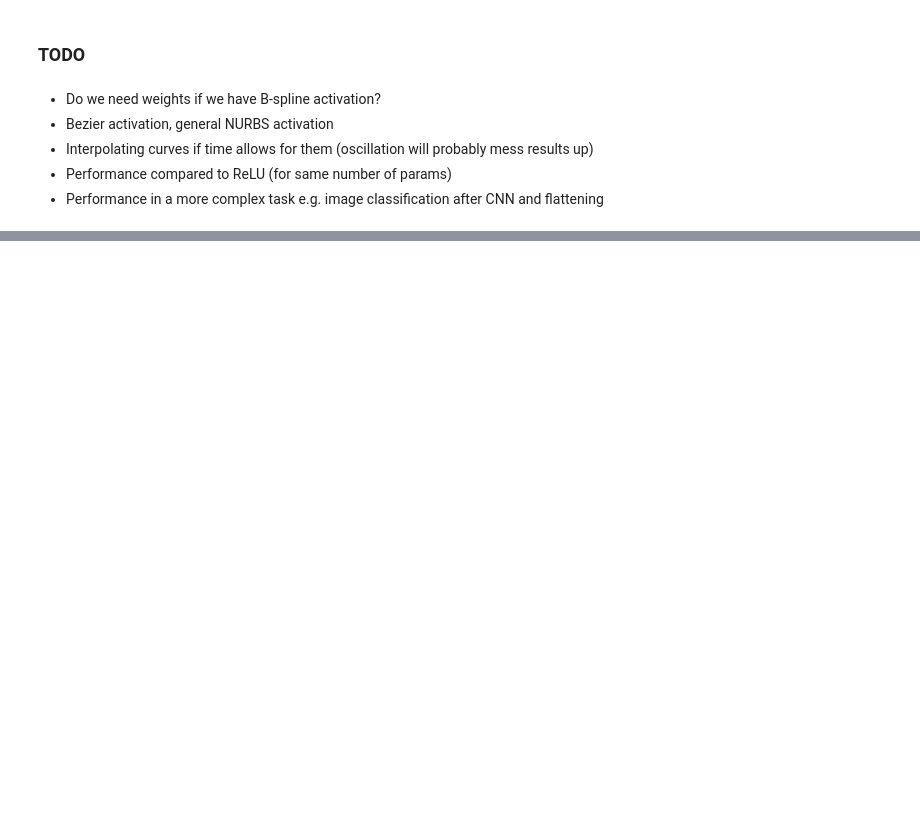
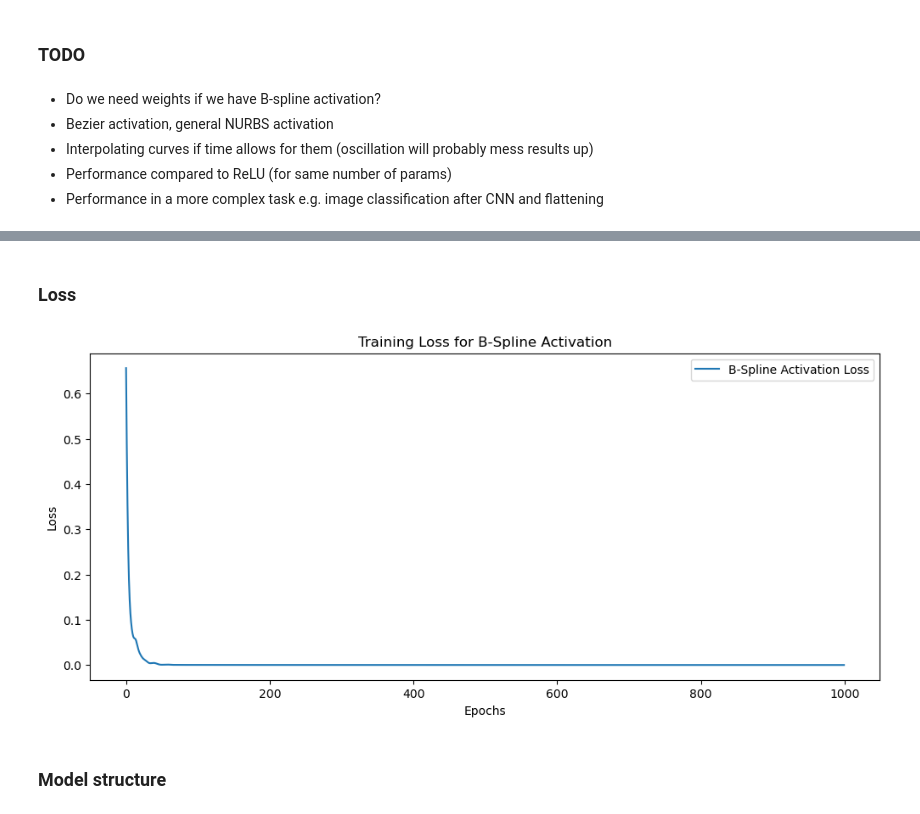
Before and after one commit to enikop/Geometric-modelling, a Jupyter notebook: Learnable_activation_functions.ipynb, the cells around one changed output, grey strips where cells are left out. Saved outputs shown, nothing was run; the diff lists cells and outputs as text; code cells hidden in the pictures; blank space fills up the shorter version.

Commit message:
NURBS activation

```diff
--- a/Learnable_activation_functions.ipynb
+++ b/Learnable_activation_functions.ipynb
@@ -215,0 +271,12 @@ Estimated Total Size (MB): 0.00
+# %%
+nurbs_activation = NURBSActivation(degree=3, control_point_num=10)
+bspline_activation = BSplineActivation(degree=3, control_point_num=10)
+nurbs_activation.weights = nn.Parameter(torch.ones(10))
+bspline_activation.control_points = nurbs_activation.control_points
+
+input = torch.linspace(0, 1, 5).unsqueeze(1)
+
+x = activation(input)
+x2 = activation2(input)
+
+input, x, x2
@@ -215,0 +325,24 @@ Estimated Total Size (MB): 0.00
+# %%
+# Initialize model
+nurbs_model = NURBSNN(degree=3, control_point_num=10)
+
+# Optimizer
+optimizer = optim.Adam(nurbs_model.parameters(), lr=0.1)
+loss_fn = nn.MSELoss()
+
+# Training loop
+epochs = 1000
+losses = []
+
+nurbs_model.train()
+for epoch in range(epochs):
+    optimizer.zero_grad()
+    output = nurbs_model(x_train)
+    loss = loss_fn(output, y_train)
+    loss.backward()
+    optimizer.step()
+    losses.append(loss.item())
+
+    # Print loss occasionally
+    if (epoch + 1) % 50 == 0:
+        print(f"Epoch [{epoch+1}/{epochs}], Loss NURBS: {loss.item():.4f}")
@@ -215,0 +370,14 @@ Estimated Total Size (MB): 0.00
+# %% [markdown]
+### Loss
+# %%
+plt.figure(figsize=(12, 5))
+plt.plot(losses, label='B-Spline Activation Loss')
+plt.xlabel('Epochs')
+plt.ylabel('Loss')
+plt.legend()
+plt.title('Training Loss for B-Spline Activation')
+plt.show()
+# %% [output]
+[figure, added]
+# %% [markdown]
+### Model structure
```
Also changed, not shown: parts of 18 cells of this notebook.
